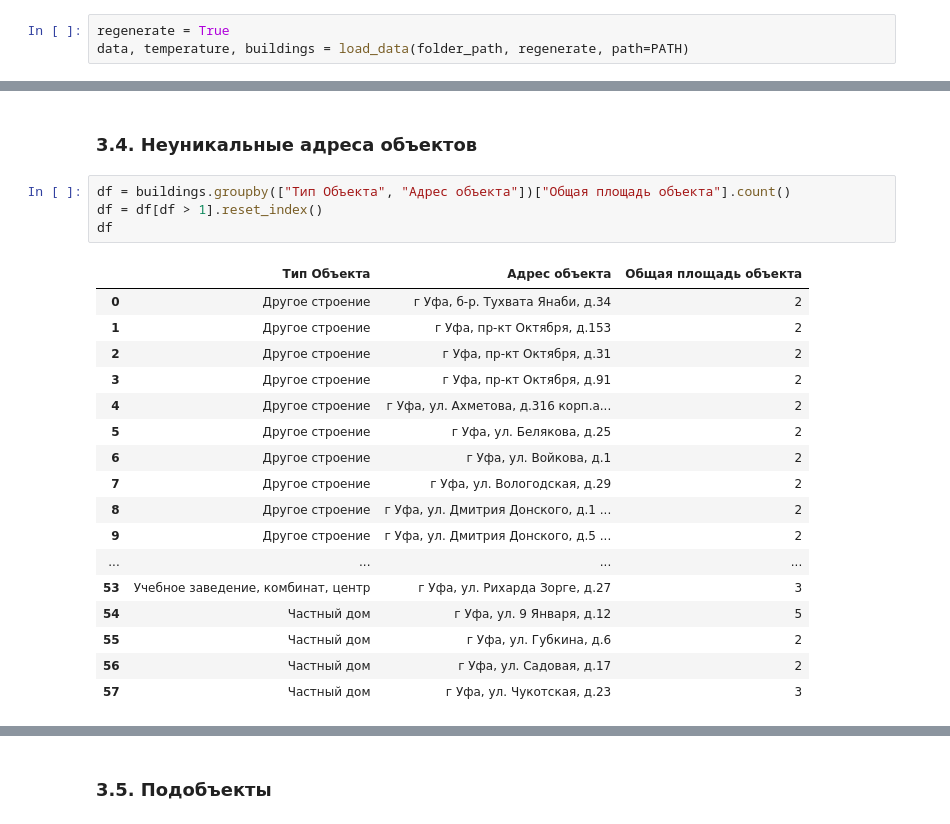
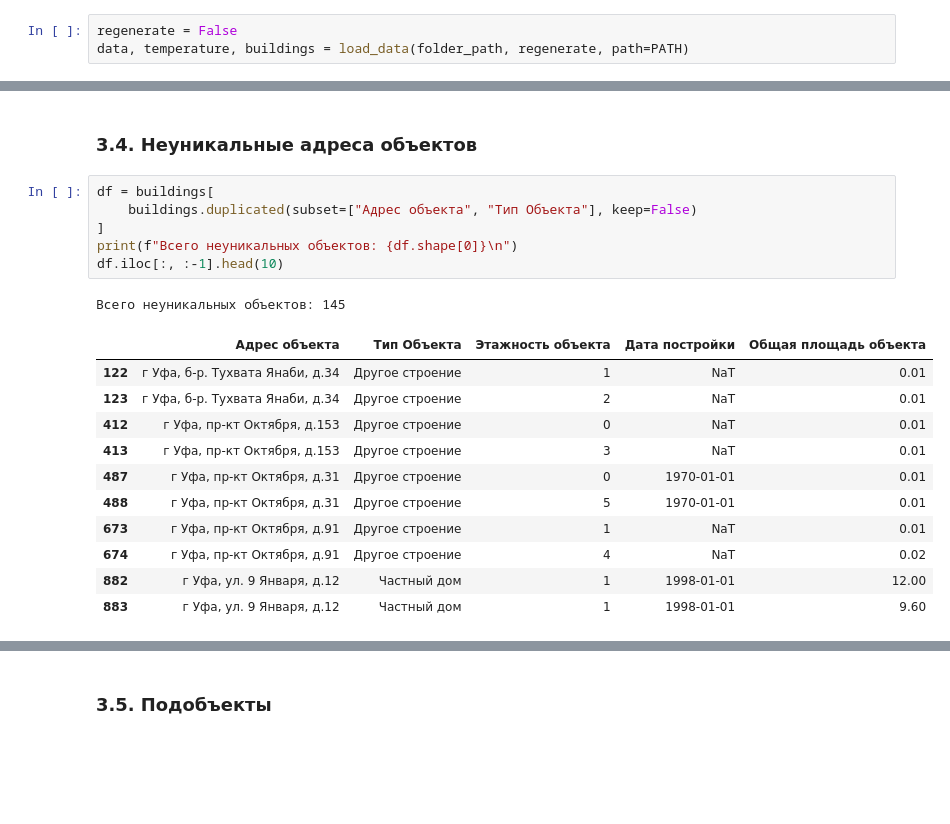
Before and after one commit to YaninaK/anomaly-detection, a Jupyter notebook: notebooks/01_EDA_&_data_preprocessing.ipynb, the cells around one changed output, grey strips where cells are left out. Cells and saved outputs as stored; diff of their text form; blank space fills up the shorter version.

````diff
--- a/notebooks/01_EDA_&_data_preprocessing.ipynb
+++ b/notebooks/01_EDA_&_data_preprocessing.ipynb
@@ -64,7 +64,7 @@ file_names
  '.gitkeep',
  'Апрель 2023 Уфа.xlsx']
 # %%
-regenerate = True
+regenerate = False
 data, temperature, buildings = load_data(folder_path, regenerate, path=PATH)
 # %%
 print(f"data.shape = {data.shape}\n")
@@ -234,25 +234,22 @@ pd.concat(
 * На тип ```Многоквартирный дом``` приходится свыше 65% от всех данных. По этому типу нет даты постройки 34 объектов, что меньше 2.5%
 # %% [markdown]
 ### 3.4. Неуникальные адреса объектов
-# %%
-df = buildings.groupby(["Тип Объекта", "Адрес объекта"])["Общая площадь объекта"].count()
-df = df[df > 1].reset_index()
-df
-# %% [output]
-|  | Тип Объекта | Адрес объекта | Общая площадь объекта |
-| 0 | Другое строение | г Уфа, б-р. Тухвата Янаби, д.34 | 2 |
-| 1 | Другое строение | г Уфа, пр-кт Октября, д.153 | 2 |
-| 2 | Другое строение | г Уфа, пр-кт Октября, д.31 | 2 |
-| 3 | Другое строение | г Уфа, пр-кт Октября, д.91 | 2 |
-| 4 | Другое строение | г Уфа, ул. Ахметова, д.316 корп.а... | 2 |
-| 5 | Другое строение | г Уфа, ул. Белякова, д.25 | 2 |
-| 6 | Другое строение | г Уфа, ул. Войкова, д.1 | 2 |
-| 7 | Другое строение | г Уфа, ул. Вологодская, д.29 | 2 |
-| 8 | Другое строение | г Уфа, ул. Дмитрия Донского, д.1 ... | 2 |
-| 9 | Другое строение | г Уфа, ул. Дмитрия Донского, д.5 ... | 2 |
-| ... | ... | ... | ... |
-| 53 | Учебное заведение, комбинат, центр | г Уфа, ул. Рихарда Зорге, д.27 | 3 |
-| 54 | Частный дом | г Уфа, ул. 9 Января, д.12 | 5 |
-| 55 | Частный дом | г Уфа, ул. Губкина, д.6 | 2 |
-| 56 | Частный дом | г Уфа, ул. Садовая, д.17 | 2 |
-| 57 | Частный дом | г Уфа, ул. Чукотская, д.23 | 3 |
+# %%
+df = buildings[
+    buildings.duplicated(subset=["Адрес объекта", "Тип Объекта"], keep=False)
+]
+print(f"Всего неуникальных объектов: {df.shape[0]}\n")
+df.iloc[:, :-1].head(10)
+# %% [output]
+Всего неуникальных объектов: 145
+|  | Адрес объекта | Тип Объекта | Этажность объекта | Дата постройки | Общая площадь объекта |
+| 122 | г Уфа, б-р. Тухвата Янаби, д.34 | Другое строение | 1 | NaT | 0.01 |
+| 123 | г Уфа, б-р. Тухвата Янаби, д.34 | Другое строение | 2 | NaT | 0.01 |
+| 412 | г Уфа, пр-кт Октября, д.153 | Другое строение | 0 | NaT | 0.01 |
+| 413 | г Уфа, пр-кт Октября, д.153 | Другое строение | 3 | NaT | 0.01 |
+| 487 | г Уфа, пр-кт Октября, д.31 | Другое строение | 0 | 1970-01-01 | 0.01 |
+| 488 | г Уфа, пр-кт Октября, д.31 | Другое строение | 5 | 1970-01-01 | 0.01 |
+| 673 | г Уфа, пр-кт Октября, д.91 | Другое строение | 1 | NaT | 0.01 |
+| 674 | г Уфа, пр-кт Октября, д.91 | Другое строение | 4 | NaT | 0.02 |
+| 882 | г Уфа, ул. 9 Января, д.12 | Частный дом | 1 | 1998-01-01 | 12.00 |
+| 883 | г Уфа, ул. 9 Января, д.12 | Частный дом | 1 | 1998-01-01 | 9.60 |
````
Also changed, not shown: parts of 26 cells of this notebook.
